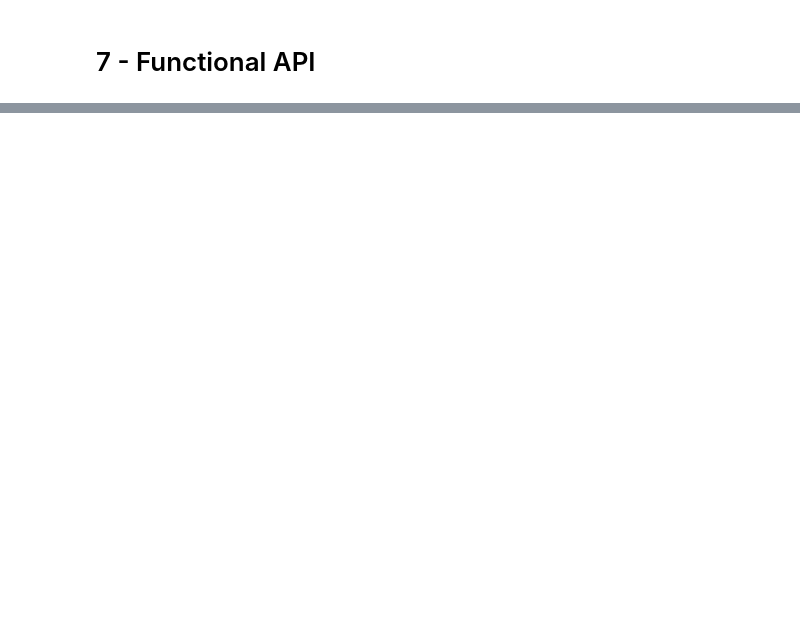
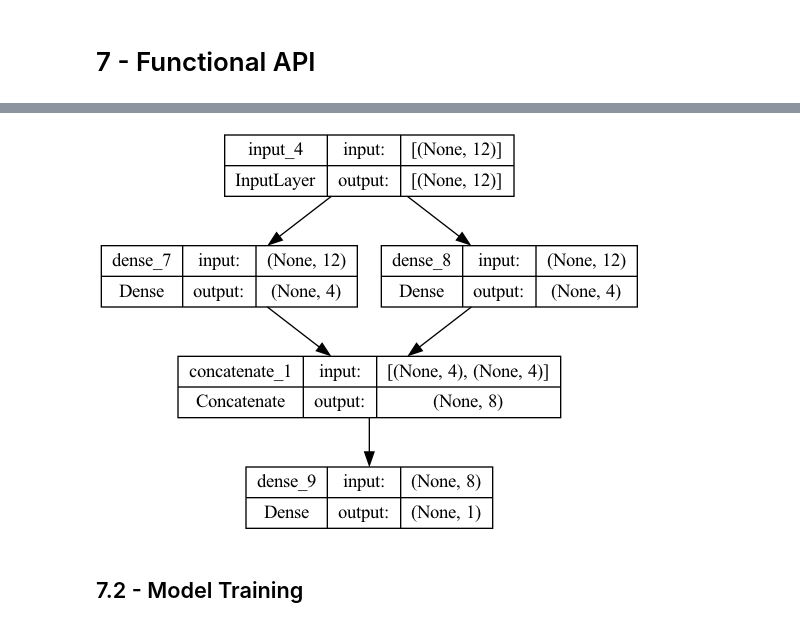
Before and after one commit to jasonrichdarmawan/p2-ml1, a Jupyter notebook: h8dsft_P2M1_jason_rich_darmawan_onggo_putra.ipynb, the cells around one changed output, grey strips where cells are left out. Drawn from its saved outputs; the diff is of its cells as text; code cells hidden in the pictures; blank space fills up the shorter version.

```diff
--- a/h8dsft_P2M1_jason_rich_darmawan_onggo_putra.ipynb
+++ b/h8dsft_P2M1_jason_rich_darmawan_onggo_putra.ipynb
@@ -1101,0 +1166,36 @@ Further Improvement:
+# %%
+# Define functional improved default
+
+def isolate():
+    global model_fun_imp
+
+    input_layer = tf.keras.Input(shape=(12,))
+
+    # We are going to add more neurons per layer
+    # 2 neuron with ReLU can make a plane in 3-axis.
+    # If we use 4 neurons, it can maybe a trapesium.
+    # However, ReLU have problem if the value after weight + bias is negative
+    # the y-axis will be always 0.
+    # That's why we are going to use ELU and Leaky ReLU to fix dying ReLU.
+    relu = tf.keras.layers.Dense(units=4, use_bias=True, activation='elu')(input_layer)
+    elu = tf.keras.layers.Dense(
+        units=4, use_bias=True, activation=tf.keras.layers.LeakyReLU(alpha=0.3)
+    )(input_layer)
+
+    concat_layer = tf.keras.layers.concatenate([relu, elu])
+    output_layer = tf.keras.layers.Dense(1, activation='sigmoid')(concat_layer)
+
+    model_fun_imp = tf.keras.Model(inputs=input_layer, outputs=output_layer)
+
+isolate()
+
+
+model_fun_imp.compile(
+    optimizer=tf.keras.optimizers.SGD(),
+    loss=tf.keras.losses.BinaryCrossentropy(),
+    metrics=[
+        tfa.metrics.F1Score(num_classes=1, average='macro', threshold=0.3)
+    ]
+)
+
+model_fun_imp.summary()
@@ -1101,0 +1223,8 @@ Further Improvement:
+# %%
+# Plot the functional default
+
+tf.keras.utils.plot_model(model_fun_imp, show_shapes=True)
+# %% [output]
+[figure, added]
+# %% [markdown]
+## 7.2 - Model Training
```
Also changed, not shown: parts of 23 cells of this notebook, 2 other files.
